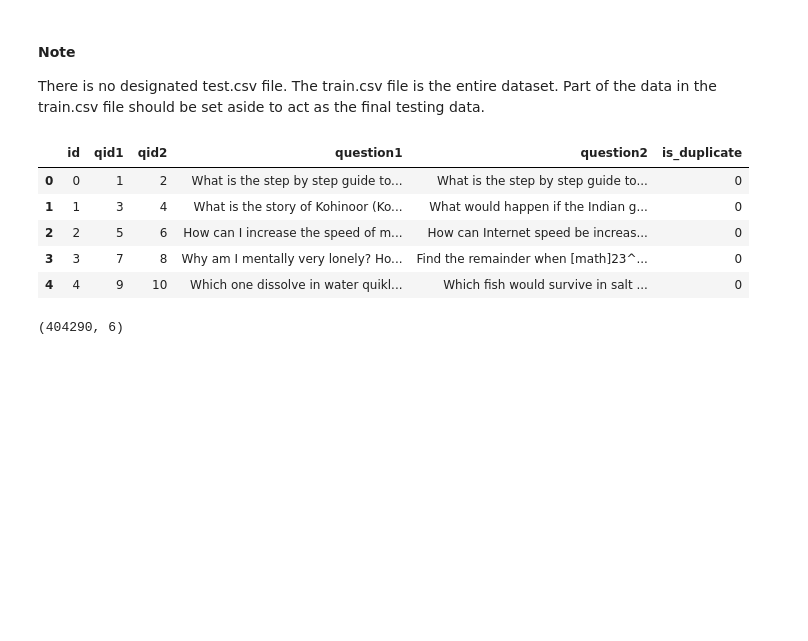
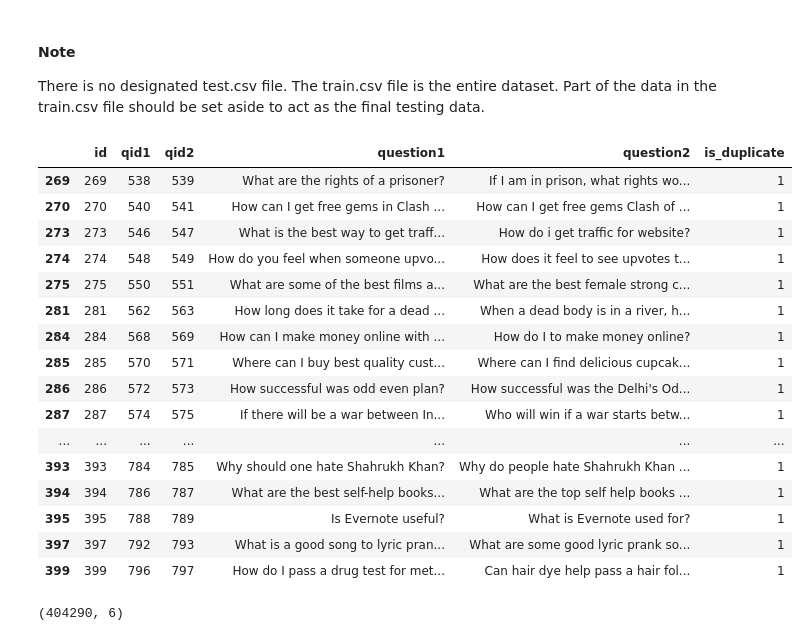
Before and after one commit to jess-moloney/mini-project-V, a Jupyter notebook: mini_project_V-old.ipynb, the cells around one changed output. Drawn from its saved outputs; the diff is of its cells as text; code cells hidden in the pictures; blank space fills up the shorter version.

```diff
--- a/mini_project_V-old.ipynb
+++ b/mini_project_V-old.ipynb
@@ -20,15 +20,26 @@ df = pd.read_csv("train.csv")
 # %% [markdown]
 #### Note
 There is no designated test.csv file. The train.csv file is the entire dataset. Part of the data in the train.csv file should be set aside to act as the final testing data.
-# %%
-df.head()
-# %% [output]
-|  | id | qid1 | qid2 | question1 | question2 | is_duplicate |
-| 0 | 0 | 1 | 2 | What is the step by step guide to... | What is the step by step guide to... | 0 |
-| 1 | 1 | 3 | 4 | What is the story of Kohinoor (Ko... | What would happen if the Indian g... | 0 |
-| 2 | 2 | 5 | 6 | How can I increase the speed of m... | How can Internet speed be increas... | 0 |
-| 3 | 3 | 7 | 8 | Why am I mentally very lonely? Ho... | Find the remainder when [math]23^... | 0 |
-| 4 | 4 | 9 | 10 | Which one dissolve in water quikl... | Which fish would survive in salt ... | 0 |
+# %%
+df.loc[df['is_duplicate']==1][100:150]
+# %% [output]
+|  | id | qid1 | qid2 | question1 | question2 | is_duplicate |
+| 269 | 269 | 538 | 539 | What are the rights of a prisoner? | If I am in prison, what rights wo... | 1 |
+| 270 | 270 | 540 | 541 | How can I get free gems in Clash ... | How can I get free gems Clash of ... | 1 |
+| 273 | 273 | 546 | 547 | What is the best way to get traff... | How do i get traffic for website? | 1 |
+| 274 | 274 | 548 | 549 | How do you feel when someone upvo... | How does it feel to see upvotes t... | 1 |
+| 275 | 275 | 550 | 551 | What are some of the best films a... | What are the best female strong c... | 1 |
+| 281 | 281 | 562 | 563 | How long does it take for a dead ... | When a dead body is in a river, h... | 1 |
+| 284 | 284 | 568 | 569 | How can I make money online with ... | How do I to make money online? | 1 |
+| 285 | 285 | 570 | 571 | Where can I buy best quality cust... | Where can I find delicious cupcak... | 1 |
+| 286 | 286 | 572 | 573 | How successful was odd even plan? | How successful was the Delhi's Od... | 1 |
+| 287 | 287 | 574 | 575 | If there will be a war between In... | Who will win if a war starts betw... | 1 |
+| ... | ... | ... | ... | ... | ... | ... |
+| 393 | 393 | 784 | 785 | Why should one hate Shahrukh Khan? | Why do people hate Shahrukh Khan ... | 1 |
+| 394 | 394 | 786 | 787 | What are the best self-help books... | What are the top self help books ... | 1 |
+| 395 | 395 | 788 | 789 | Is Evernote useful? | What is Evernote used for? | 1 |
+| 397 | 397 | 792 | 793 | What is a good song to lyric pran... | What are some good lyric prank so... | 1 |
+| 399 | 399 | 796 | 797 | How do I pass a drug test for met... | Can hair dye help pass a hair fol... | 1 |
 # %%
 df.shape
 # %% [output]
```
Also changed, not shown: parts of 4 cells of this notebook, 3 other files.
